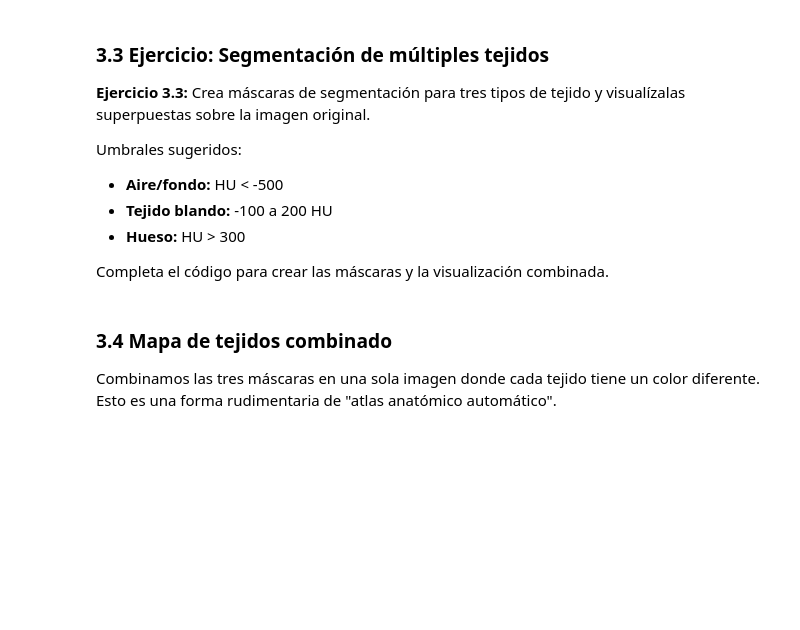
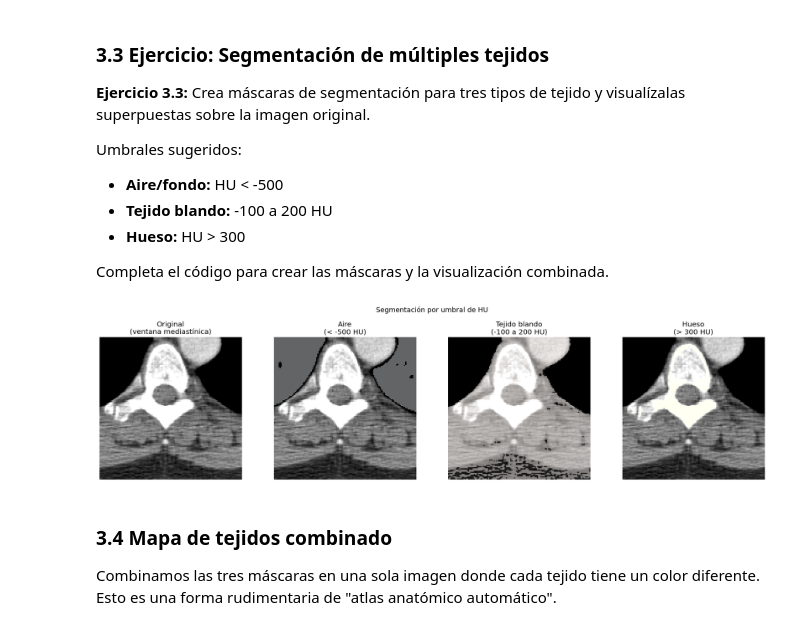
Before and after one commit to fanch032903/healthdatalab, a Jupyter notebook: labs/lab-5-medical-imaging/notebooks/Lab05_Imagenes_Medicas_DICOM.ipynb, the cells around one changed output. Drawn from its saved outputs; the diff is of its cells as text; code cells hidden in the pictures; blank space fills up the shorter version.

Commit message:
Checkpoint 3: segmentation complete

```diff
--- a/labs/lab-5-medical-imaging/notebooks/Lab05_Imagenes_Medicas_DICOM.ipynb
+++ b/labs/lab-5-medical-imaging/notebooks/Lab05_Imagenes_Medicas_DICOM.ipynb
@@ -807,37 +816,46 @@ Completa el código para crear las máscaras y la visualización combinada.
 
 # Crea las tres máscaras
 # TU CÓDIGO AQUÍ
-# air_mask = segment_by_threshold(image_hu, ?, ?)
-# soft_tissue_mask = segment_by_threshold(image_hu, ?, ?)
-# bone_mask = segment_by_threshold(image_hu, ?, ?)
+air_mask = segment_by_threshold(image_hu, -1500, -500) # El límite inferior suele ser -1000 o menos
+soft_tissue_mask = segment_by_threshold(image_hu, -100, 200)
+bone_mask = segment_by_threshold(image_hu, 300, 3000)
 
 # Visualización: imagen original + máscaras superpuestas
 fig, axes = plt.subplots(1, 4, figsize=(20, 5))
 
 # Imagen original en ventana mediastínica
 img_display = apply_window(image_hu, 40, 400)
 axes[0].imshow(img_display, cmap='gray')
 axes[0].set_title('Original\n(ventana mediastínica)')
 axes[0].axis('off')
 
 # Máscara de aire
 # TU CÓDIGO AQUÍ: muestra img_display en gris, superpón air_mask en azul con alpha=0.3
+axes[1].imshow(img_display, cmap='gray')
+# Mostramos la máscara solo donde es True, usando un mapa de color azul
+axes[1].imshow(np.ma.masked_where(~air_mask, air_mask), cmap='Blues', alpha=0.4)
 axes[1].set_title('Aire\n(< -500 HU)')
 axes[1].axis('off')
 
 # Máscara de tejido blando
 # TU CÓDIGO AQUÍ
+axes[2].imshow(img_display, cmap='gray')
+axes[2].imshow(np.ma.masked_where(~soft_tissue_mask, soft_tissue_mask), cmap='Reds', alpha=0.4)
 axes[2].set_title('Tejido blando\n(-100 a 200 HU)')
 axes[2].axis('off')
 
 # Máscara de hueso
 # TU CÓDIGO AQUÍ
+axes[3].imshow(img_display, cmap='gray')
+axes[3].imshow(np.ma.masked_where(~bone_mask, bone_mask), cmap='YlOrBr', alpha=0.5)
 axes[3].set_title('Hueso\n(> 300 HU)')
 axes[3].axis('off')
 
 plt.suptitle('Segmentación por umbral de HU', fontsize=14, y=1.02)
 plt.tight_layout()
 plt.show()
+# %% [output]
+[figure, added]
 # %% [markdown]
 ### 3.4 Mapa de tejidos combinado
 
```
Also changed, not shown: parts of 5 cells of this notebook.
